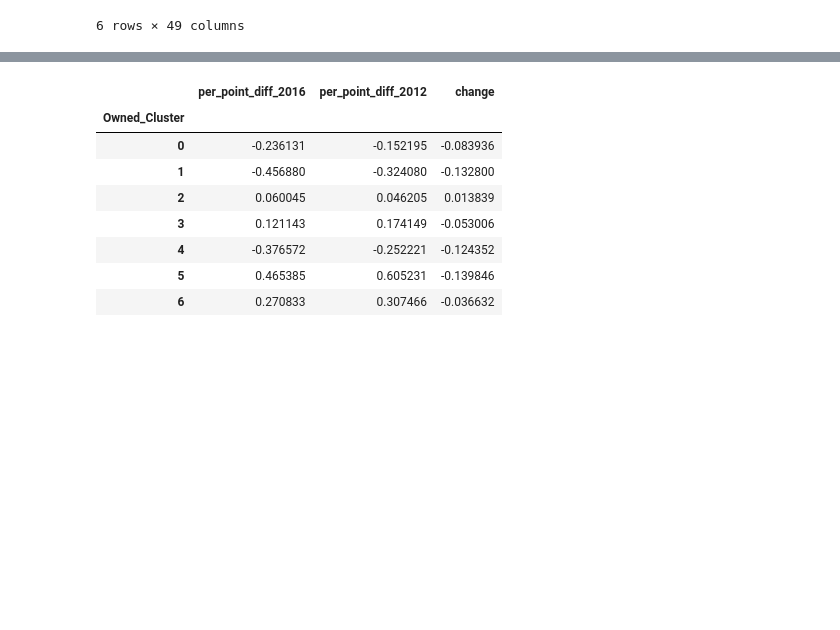
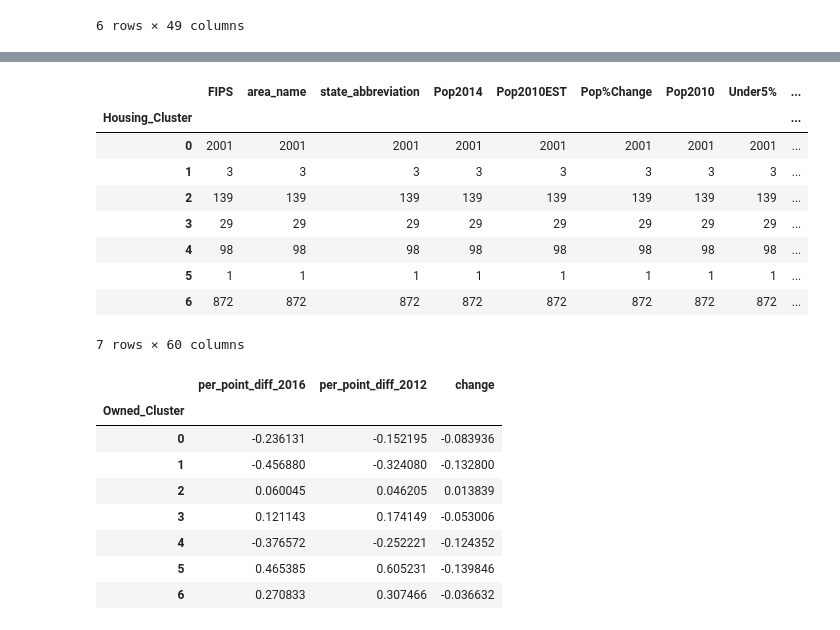
Before and after one commit to cgels/ElectionAnalysis, a Jupyter notebook: ClusterAnalysis.ipynb, the cells around one changed output, grey strips where cells are left out. Saved outputs shown, nothing was run; the diff lists cells and outputs as text; code cells hidden in the pictures; blank space fills up the shorter version.

```diff
--- a/ClusterAnalysis.ipynb
+++ b/ClusterAnalysis.ipynb
@@ -263,3 +298,17 @@ df.groupby('Current_Cluster').mean()[x_vars]
+# %%
+%matplotlib inline
+df.groupby("Housing_Cluster").count()
+# %% [output]
+|  | FIPS | area_name | state_abbreviation | Pop2014 | Pop2010EST | Pop%Change | Pop2010 | Under5% | ... |
+| Housing_Cluster |  |  |  |  |  |  |  |  | ... |
+| 0 | 2001 | 2001 | 2001 | 2001 | 2001 | 2001 | 2001 | 2001 | ... |
+| 1 | 3 | 3 | 3 | 3 | 3 | 3 | 3 | 3 | ... |
+| 2 | 139 | 139 | 139 | 139 | 139 | 139 | 139 | 139 | ... |
+| 3 | 29 | 29 | 29 | 29 | 29 | 29 | 29 | 29 | ... |
+| 4 | 98 | 98 | 98 | 98 | 98 | 98 | 98 | 98 | ... |
+| 5 | 1 | 1 | 1 | 1 | 1 | 1 | 1 | 1 | ... |
+| 6 | 872 | 872 | 872 | 872 | 872 | 872 | 872 | 872 | ... |
+7 rows × 60 columns
 # %%
 df2=pd.read_csv("data/US_County_Level_Presidential_Results_12-16.csv")
 df2=df2.drop('Unnamed: 0',axis=1)
```
Also changed, not shown: parts of 17 cells of this notebook, 2 other files.
